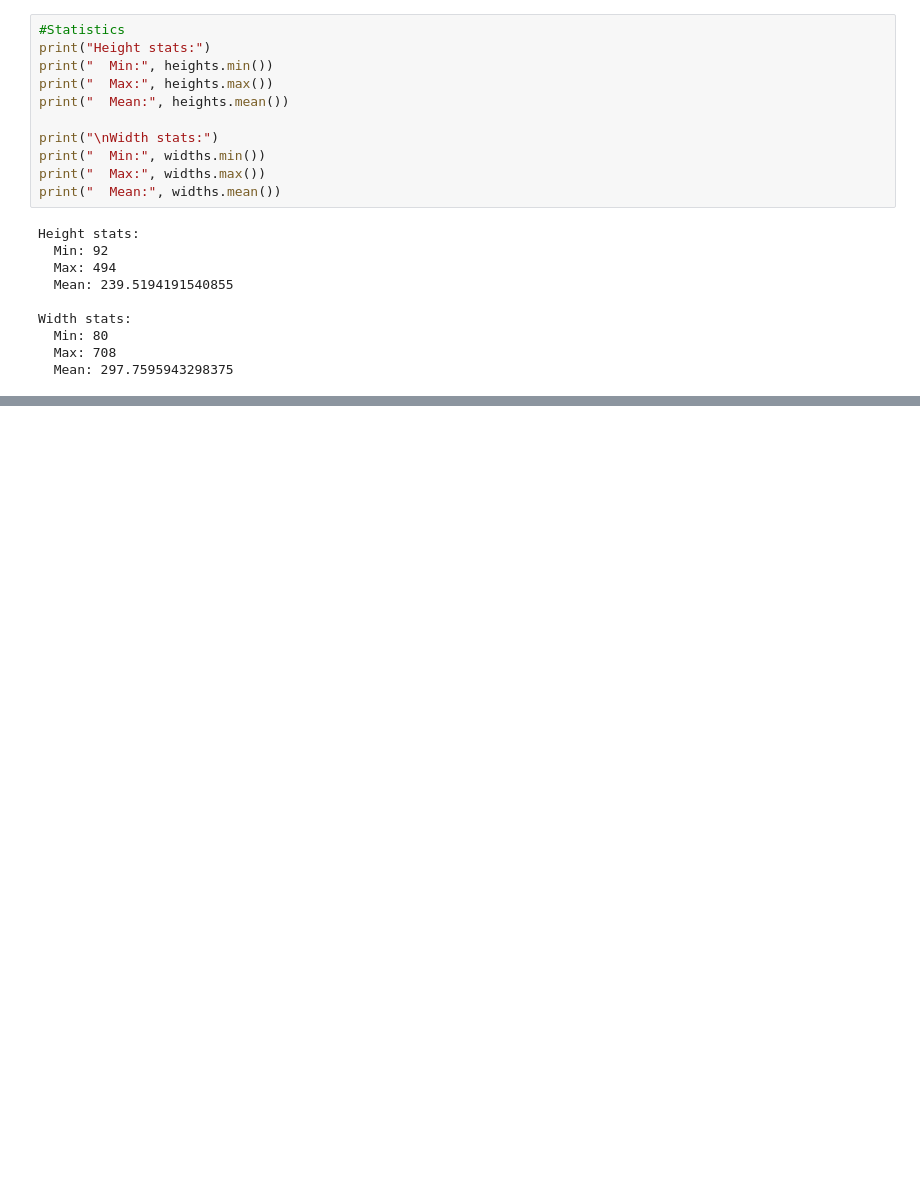
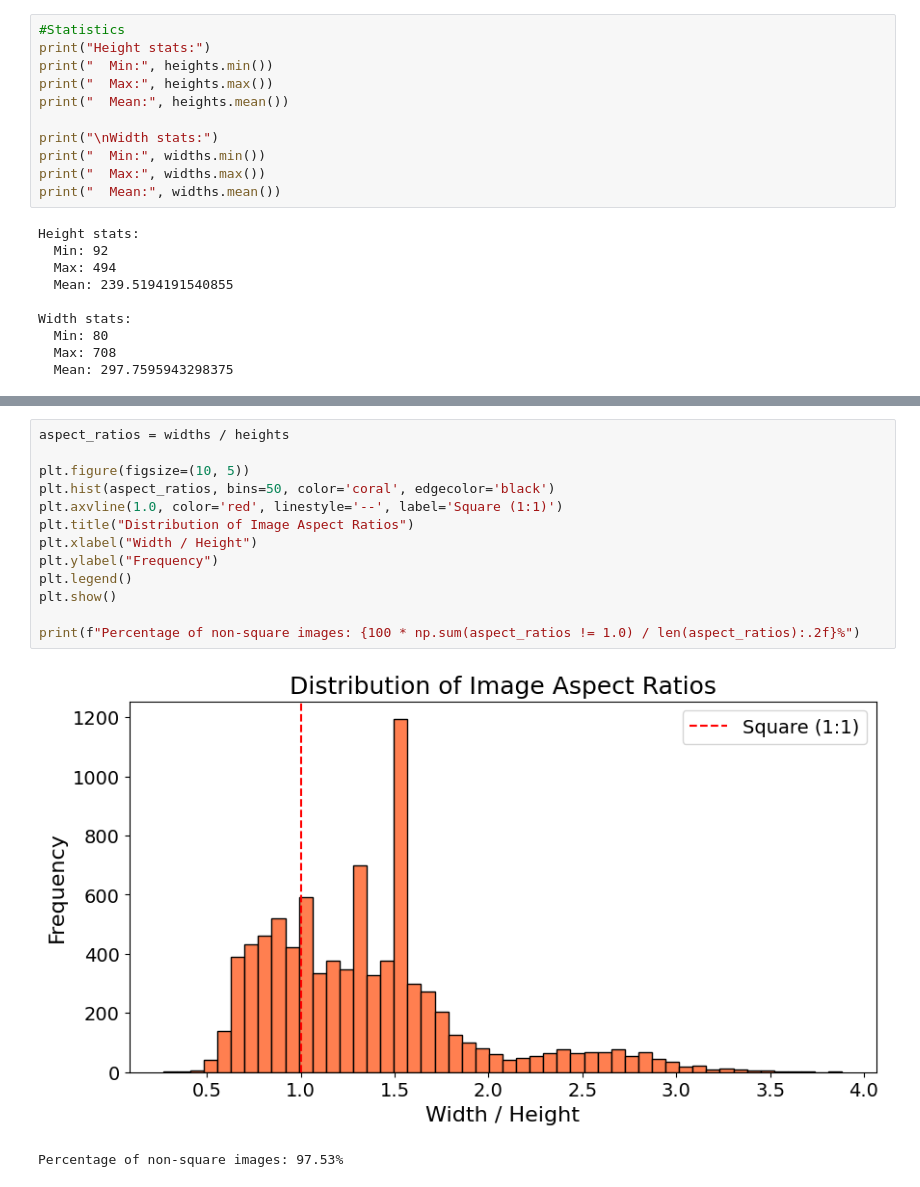
Before and after one commit to k-boateng/AI_In_Medicine_Project_1, a Jupyter notebook: notebooks/00_eda.ipynb, the cells around one changed output, grey strips where cells are left out. Cells and saved outputs as stored; diff of their text form; blank space fills up the shorter version.

```diff
--- a/notebooks/00_eda.ipynb
+++ b/notebooks/00_eda.ipynb
@@ -112,0 +121,16 @@ plt.show()
+# %%
+aspect_ratios = widths / heights
+
+plt.figure(figsize=(10, 5))
+plt.hist(aspect_ratios, bins=50, color='coral', edgecolor='black')
+plt.axvline(1.0, color='red', linestyle='--', label='Square (1:1)')
+plt.title("Distribution of Image Aspect Ratios")
+plt.xlabel("Width / Height")
+plt.ylabel("Frequency")
+plt.legend()
+plt.show()
+
+print(f"Percentage of non-square images: {100 * np.sum(aspect_ratios != 1.0) / len(aspect_ratios):.2f}%")
+# %% [output]
+[figure, added]
+Percentage of non-square images: 97.53%
```
Also changed, not shown: parts of 6 cells of this notebook.
